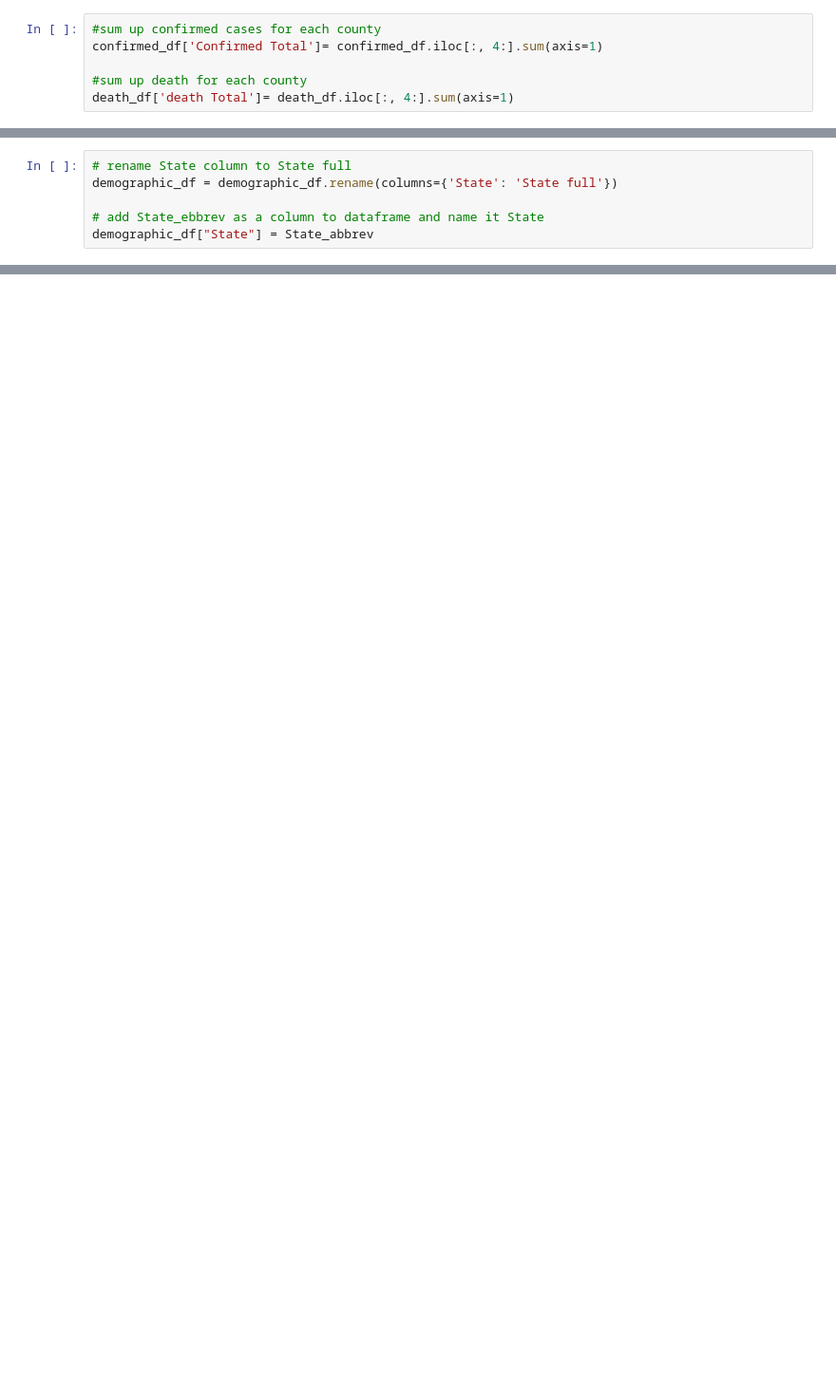
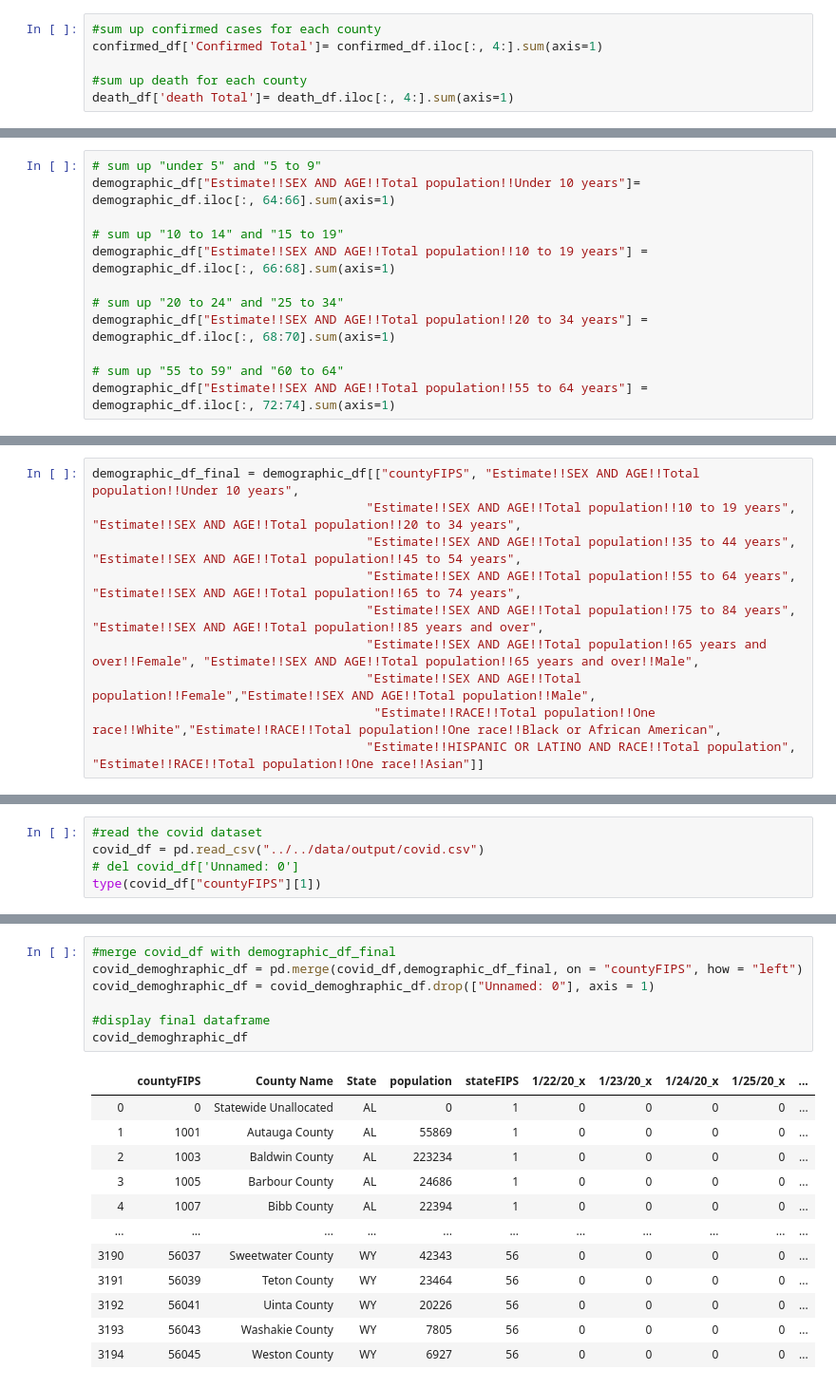
Before and after one commit to HarinB4/Covid-19DataProject, a Jupyter notebook: src/Sanam/Demographic.ipynb, the cells around one changed output, grey strips where cells are left out. Shown at 95% size. Saved outputs shown, nothing was run; the diff lists cells and outputs as text; blank space fills up the shorter version.

```diff
--- a/src/Sanam/Demographic.ipynb
+++ b/src/Sanam/Demographic.ipynb
@@ -190,6 +96,0 @@ for elem in State_list:
-# %%
-# rename State column to State full
-demographic_df = demographic_df.rename(columns={'State': 'State full'})
-
-# add State_ebbrev as a column to dataframe and name it State
-demographic_df["State"] = State_abbrev
@@ -298,0 +162,12 @@ correlation_death
+# %%
+# sum up "under 5" and "5 to 9"
+demographic_df["Estimate!!SEX AND AGE!!Total population!!Under 10 years"]= demographic_df.iloc[:, 64:66].sum(axis=1)
+
+# sum up "10 to 14" and "15 to 19"
+demographic_df["Estimate!!SEX AND AGE!!Total population!!10 to 19 years"] = demographic_df.iloc[:, 66:68].sum(axis=1)
+
+# sum up "20 to 24" and "25 to 34"
+demographic_df["Estimate!!SEX AND AGE!!Total population!!20 to 34 years"] = demographic_df.iloc[:, 68:70].sum(axis=1)
+
+# sum up "55 to 59" and "60 to 64"
+demographic_df["Estimate!!SEX AND AGE!!Total population!!55 to 64 years"] = demographic_df.iloc[:, 72:74].sum(axis=1)
@@ -298,0 +192,10 @@ correlation_death
+# %%
+demographic_df_final = demographic_df[["countyFIPS", "Estimate!!SEX AND AGE!!Total population!!Under 10 years",
+                                     "Estimate!!SEX AND AGE!!Total population!!10 to 19 years", "Estimate!!SEX AND AGE!!Total population!!20 to 34 years",
+                                     "Estimate!!SEX AND AGE!!Total population!!35 to 44 years", "Estimate!!SEX AND AGE!!Total population!!45 to 54 years",
+                                     "Estimate!!SEX AND AGE!!Total population!!55 to 64 years", "Estimate!!SEX AND AGE!!Total population!!65 to 74 years",
+                                     "Estimate!!SEX AND AGE!!Total population!!75 to 84 years", "Estimate!!SEX AND AGE!!Total population!!85 years and over",
+                                     "Estimate!!SEX AND AGE!!Total population!!65 years and over!!Female", "Estimate!!SEX AND AGE!!Total population!!65 years and over!!Male",
+                                     "Estimate!!SEX AND AGE!!Total population!!Female","Estimate!!SEX AND AGE!!Total population!!Male",
+                                      "Estimate!!RACE!!Total population!!One race!!White","Estimate!!RACE!!Total population!!One race!!Black or African American",
+                                     "Estimate!!HISPANIC OR LATINO AND RACE!!Total population", "Estimate!!RACE!!Total population!!One race!!Asian"]]
@@ -298,0 +220,5 @@ correlation_death
+# %%
+#read the covid dataset
+covid_df = pd.read_csv("../../data/output/covid.csv")
+# del covid_df['Unnamed: 0']
+type(covid_df["countyFIPS"][1])
@@ -298,0 +227,20 @@ correlation_death
+# %%
+#merge covid_df with demographic_df_final
+covid_demoghraphic_df = pd.merge(covid_df,demographic_df_final, on = "countyFIPS", how = "left")
+covid_demoghraphic_df = covid_demoghraphic_df.drop(["Unnamed: 0"], axis = 1)
+
+#display final dataframe
+covid_demoghraphic_df
+# %% [output]
+|  | countyFIPS | County Name | State | population | stateFIPS | 1/22/20_x | 1/23/20_x | 1/24/20_x | 1/25/20_x | ... |
+| 0 | 0 | Statewide Unallocated | AL | 0 | 1 | 0 | 0 | 0 | 0 | ... |
+| 1 | 1001 | Autauga County | AL | 55869 | 1 | 0 | 0 | 0 | 0 | ... |
+| 2 | 1003 | Baldwin County | AL | 223234 | 1 | 0 | 0 | 0 | 0 | ... |
+| 3 | 1005 | Barbour County | AL | 24686 | 1 | 0 | 0 | 0 | 0 | ... |
+| 4 | 1007 | Bibb County | AL | 22394 | 1 | 0 | 0 | 0 | 0 | ... |
+| ... | ... | ... | ... | ... | ... | ... | ... | ... | ... | ... |
+| 3190 | 56037 | Sweetwater County | WY | 42343 | 56 | 0 | 0 | 0 | 0 | ... |
+| 3191 | 56039 | Teton County | WY | 23464 | 56 | 0 | 0 | 0 | 0 | ... |
+| 3192 | 56041 | Uinta County | WY | 20226 | 56 | 0 | 0 | 0 | 0 | ... |
+| 3193 | 56043 | Washakie County | WY | 7805 | 56 | 0 | 0 | 0 | 0 | ... |
+| 3194 | 56045 | Weston County | WY | 6927 | 56 | 0 | 0 | 0 | 0 | ... |
```
Also changed, not shown: parts of 36 cells of this notebook, 1 other file.
